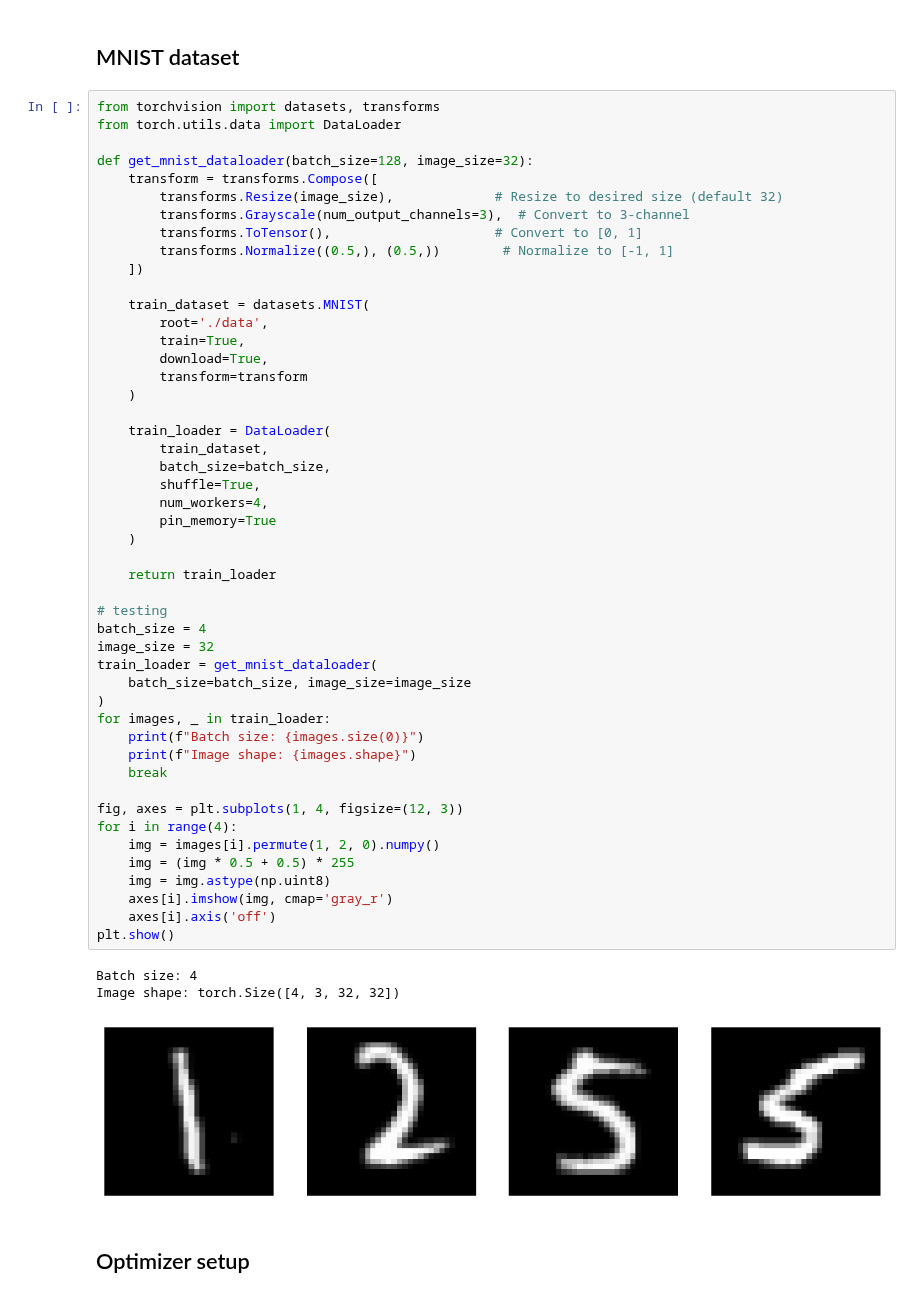
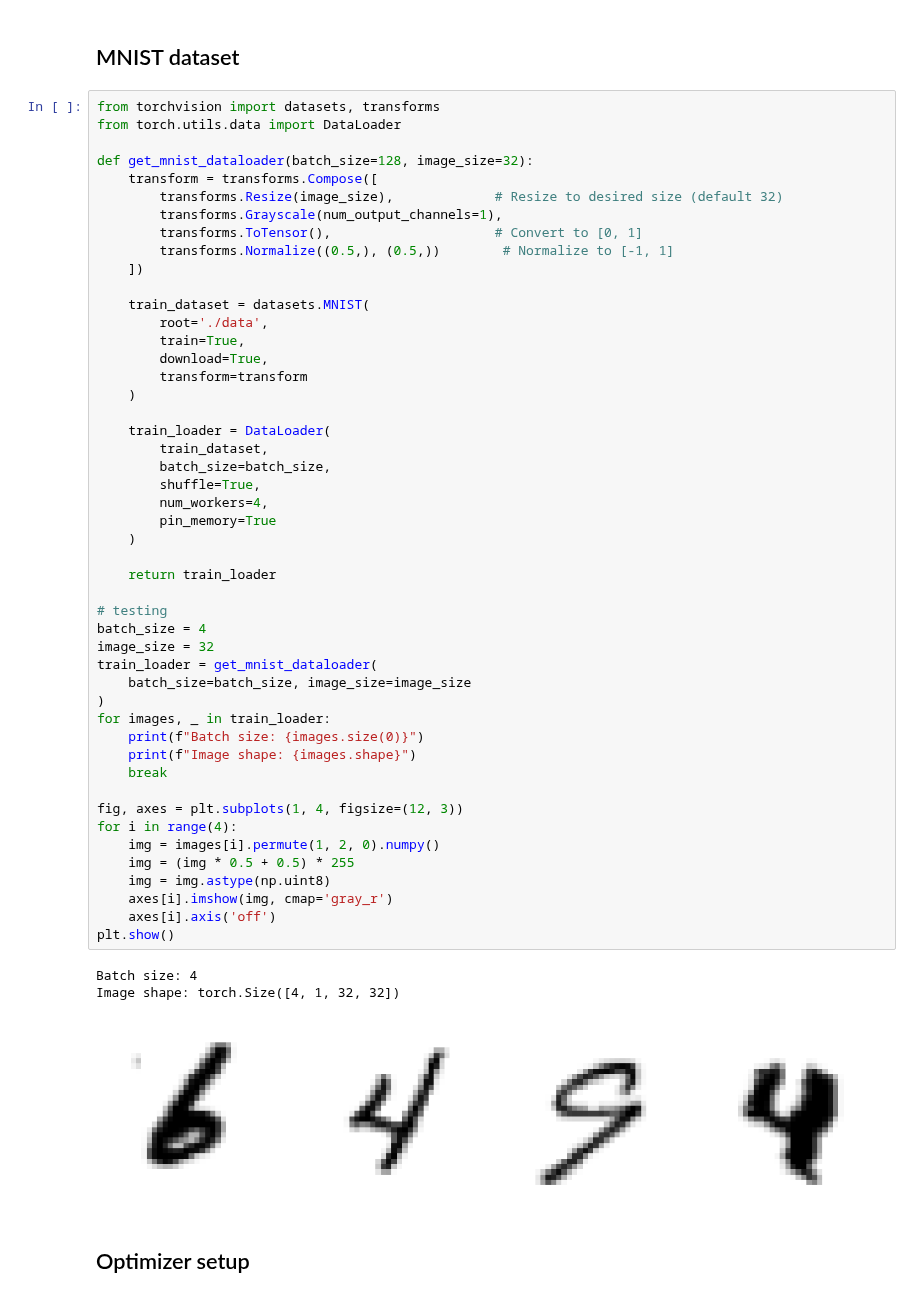
Before and after one commit to PyML-studio/diffusion, a Jupyter notebook: ddpm_from_scratch/ddpm_from_scratch.ipynb, the cells around one changed output. Drawn from its saved outputs; the diff is of its cells as text.

```diff
--- a/ddpm_from_scratch/ddpm_from_scratch.ipynb
+++ b/ddpm_from_scratch/ddpm_from_scratch.ipynb
@@ -784,7 +783,7 @@ from torch.utils.data import DataLoader
 def get_mnist_dataloader(batch_size=128, image_size=32):
     transform = transforms.Compose([
         transforms.Resize(image_size),             # Resize to desired size (default 32)
-        transforms.Grayscale(num_output_channels=3),  # Convert to 3-channel
+        transforms.Grayscale(num_output_channels=1),
         transforms.ToTensor(),                     # Convert to [0, 1]
         transforms.Normalize((0.5,), (0.5,))        # Normalize to [-1, 1]
     ])
@@ -800,35 +799,35 @@ def get_mnist_dataloader(batch_size=128, image_size=32):
         train_dataset,
         batch_size=batch_size,
         shuffle=True,
         num_workers=4,
         pin_memory=True
     )
 
     return train_loader
 
 # testing
 batch_size = 4
 image_size = 32
 train_loader = get_mnist_dataloader(
     batch_size=batch_size, image_size=image_size
 )
 for images, _ in train_loader:
     print(f"Batch size: {images.size(0)}")
     print(f"Image shape: {images.shape}")
     break
 
 fig, axes = plt.subplots(1, 4, figsize=(12, 3))
 for i in range(4):
     img = images[i].permute(1, 2, 0).numpy()
     img = (img * 0.5 + 0.5) * 255
     img = img.astype(np.uint8)
     axes[i].imshow(img, cmap='gray_r')
     axes[i].axis('off')
 plt.show()
 # %% [output]
 Batch size: 4
-Image shape: torch.Size([4, 3, 32, 32])
+Image shape: torch.Size([4, 1, 32, 32])
-[figure, old version]
+[figure, new version]
 # %% [markdown]
 ## Optimizer setup
 # %%
```
Also changed, not shown: parts of 8 cells of this notebook.
